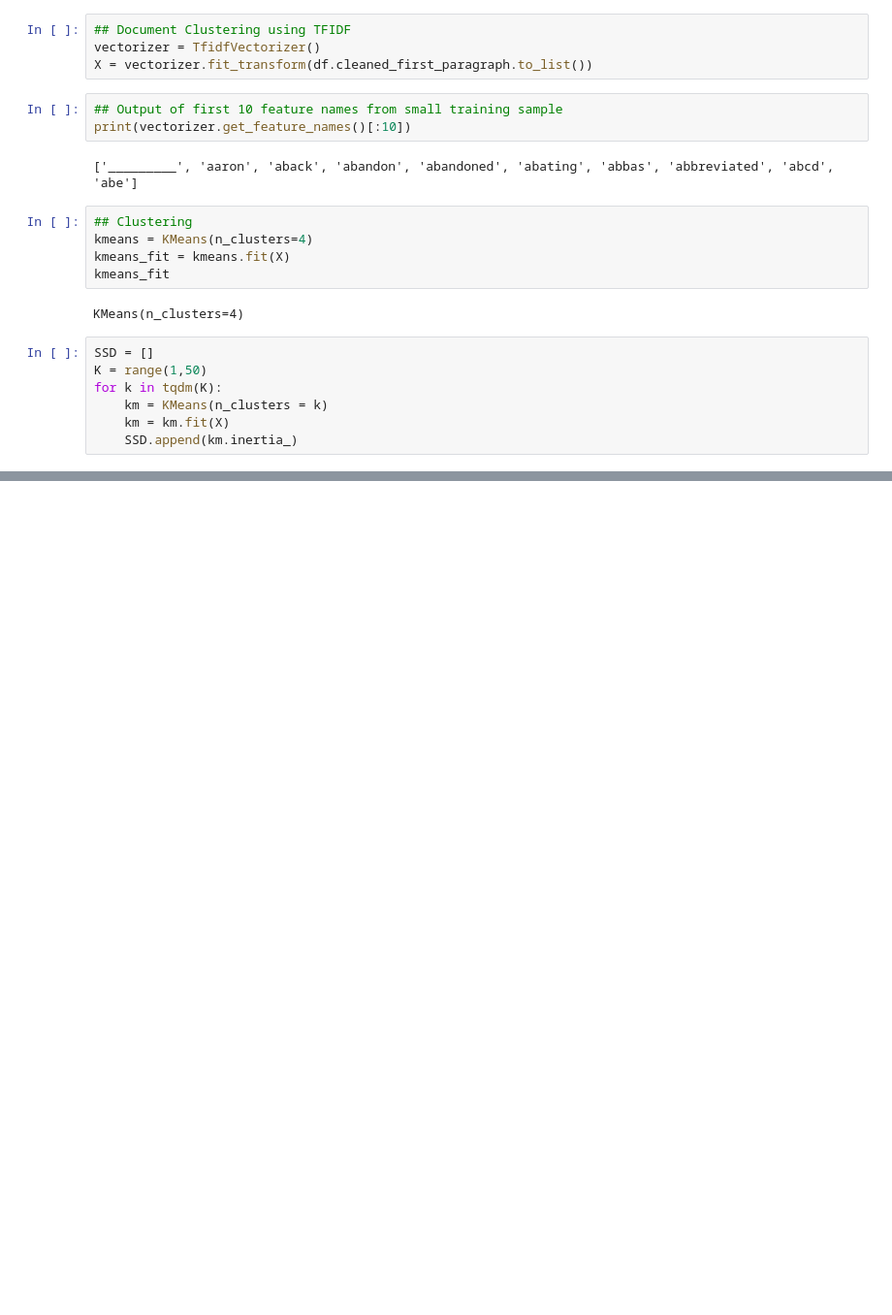
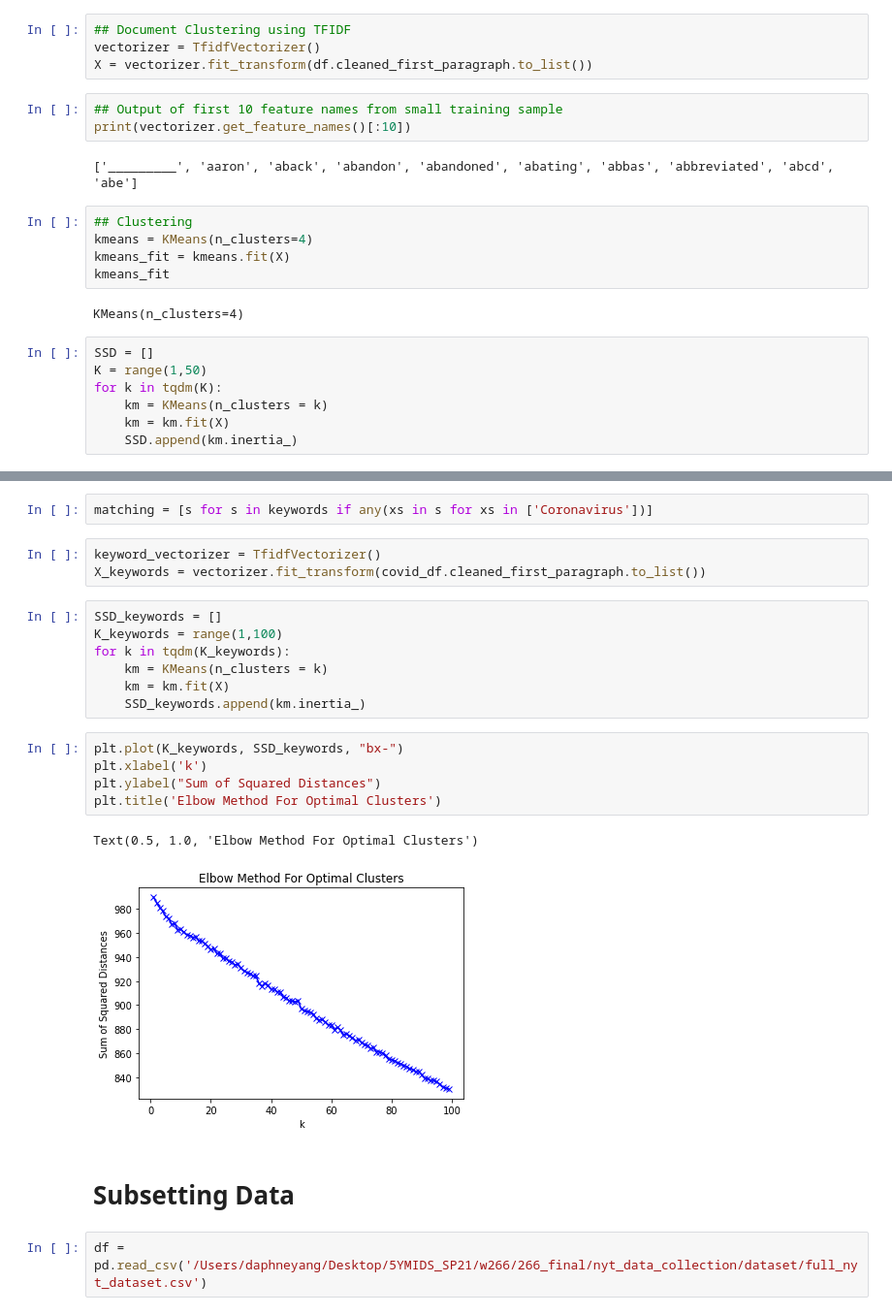
Before and after one commit to brandonscolieri/Inverse-Hierarchical-Multi-Document-Summarization, a Jupyter notebook: initial_models/dy_text_clustering.ipynb, the cells around one changed output, grey strips where cells are left out. Shown at 97% size. Saved outputs shown, nothing was run; the diff lists cells and outputs as text; blank space fills up the shorter version.

Commit message:
added subsets for covid19, oil, Masters golf tournament for varying dataset sizes

```diff
--- a/initial_models/dy_text_clustering.ipynb
+++ b/initial_models/dy_text_clustering.ipynb
@@ -151,0 +152,24 @@ Text(0.5, 1.0, 'Elbow Method For Optimal Clusters')
+# %%
+matching = [s for s in keywords if any(xs in s for xs in ['Coronavirus'])]
+# %%
+keyword_vectorizer = TfidfVectorizer()
+X_keywords = vectorizer.fit_transform(covid_df.cleaned_first_paragraph.to_list())
+# %%
+SSD_keywords = []
+K_keywords = range(1,100)
+for k in tqdm(K_keywords):
+    km = KMeans(n_clusters = k)
+    km = km.fit(X)
+    SSD_keywords.append(km.inertia_)
+# %%
+plt.plot(K_keywords, SSD_keywords, "bx-")
+plt.xlabel('k')
+plt.ylabel("Sum of Squared Distances")
+plt.title('Elbow Method For Optimal Clusters')
+# %% [output]
+Text(0.5, 1.0, 'Elbow Method For Optimal Clusters')
+[figure, added]
+# %% [markdown]
+# Subsetting Data
+# %%
+df = pd.read_csv('/Users/daphneyang/Desktop/5YMIDS_SP21/w266/266_final/nyt_data_collection/dataset/full_nyt_dataset.csv')
```
Also changed, not shown: parts of 10 cells of this notebook, 4 other files.
